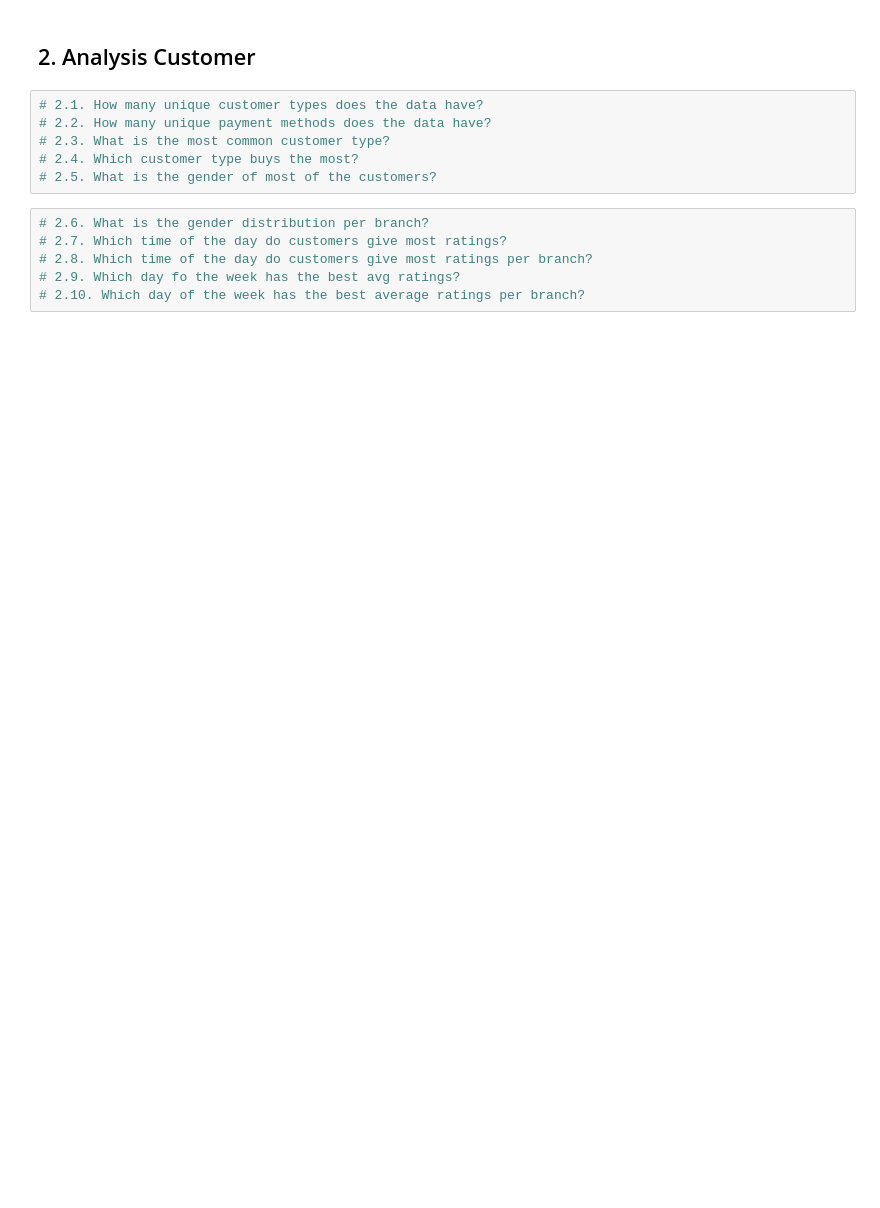
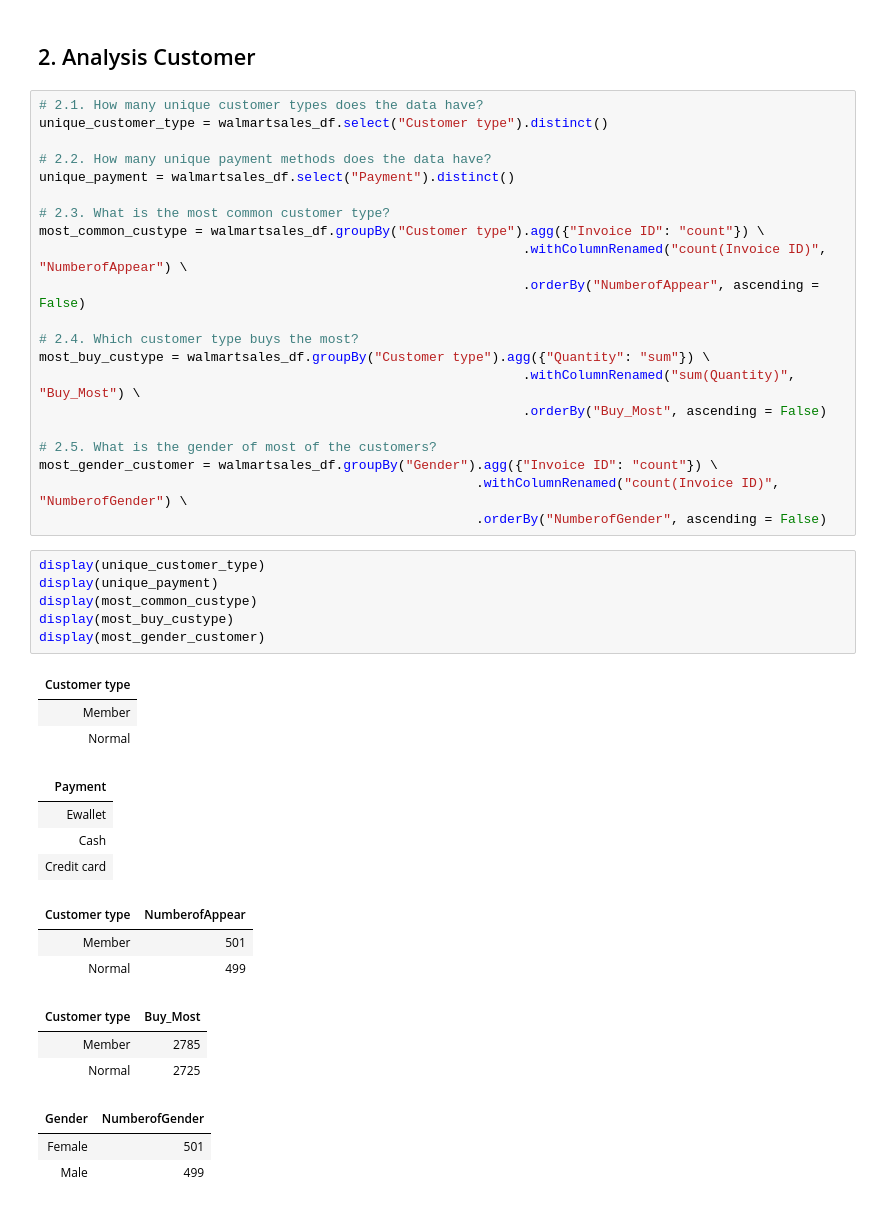
Before and after one commit to thanhphat2609/Practice_PySpark_SQL, a Jupyter notebook: walmartsales/WalmartSales_Sales+Customer_Analysis.ipynb, the cells around one changed output. Drawn from its saved outputs; the diff is of its cells as text; blank space fills up the shorter version.

```diff
--- a/walmartsales/WalmartSales_Sales+Customer_Analysis.ipynb
+++ b/walmartsales/WalmartSales_Sales+Customer_Analysis.ipynb
@@ -94,13 +103,45 @@ city_largest_vat = walmartsales_df.groupBy("City").agg({"Tax 5%": "avg"}) \
 ## 2. Analysis Customer
 # %%
 # 2.1. How many unique customer types does the data have?
+unique_customer_type = walmartsales_df.select("Customer type").distinct()
+
 # 2.2. How many unique payment methods does the data have?
+unique_payment = walmartsales_df.select("Payment").distinct()
+
 # 2.3. What is the most common customer type?
+most_common_custype = walmartsales_df.groupBy("Customer type").agg({"Invoice ID": "count"}) \
+                                                              .withColumnRenamed("count(Invoice ID)", "NumberofAppear") \
+                                                              .orderBy("NumberofAppear", ascending = False)
+
 # 2.4. Which customer type buys the most?
+most_buy_custype = walmartsales_df.groupBy("Customer type").agg({"Quantity": "sum"}) \
+                                                              .withColumnRenamed("sum(Quantity)", "Buy_Most") \
+                                                              .orderBy("Buy_Most", ascending = False)
+
 # 2.5. What is the gender of most of the customers?
+most_gender_customer = walmartsales_df.groupBy("Gender").agg({"Invoice ID": "count"}) \
+                                                        .withColumnRenamed("count(Invoice ID)", "NumberofGender") \
+                                                        .orderBy("NumberofGender", ascending = False)
-# %%
-# 2.6. What is the gender distribution per branch?
-# 2.7. Which time of the day do customers give most ratings?
-# 2.8. Which time of the day do customers give most ratings per branch?
-# 2.9. Which day fo the week has the best avg ratings?
-# 2.10. Which day of the week has the best average ratings per branch?
+# %%
+display(unique_customer_type)
+display(unique_payment)
+display(most_common_custype)
+display(most_buy_custype)
+display(most_gender_customer)
+# %% [output]
+| Customer type |
+| Member |
+| Normal |
+| Payment |
+| Ewallet |
+| Cash |
+| Credit card |
+| Customer type | NumberofAppear |
+| Member | 501 |
+| Normal | 499 |
+| Customer type | Buy_Most |
+| Member | 2785 |
+| Normal | 2725 |
+| Gender | NumberofGender |
+| Female | 501 |
+| Male | 499 |
```
Also changed, not shown: parts of 2 cells of this notebook.
